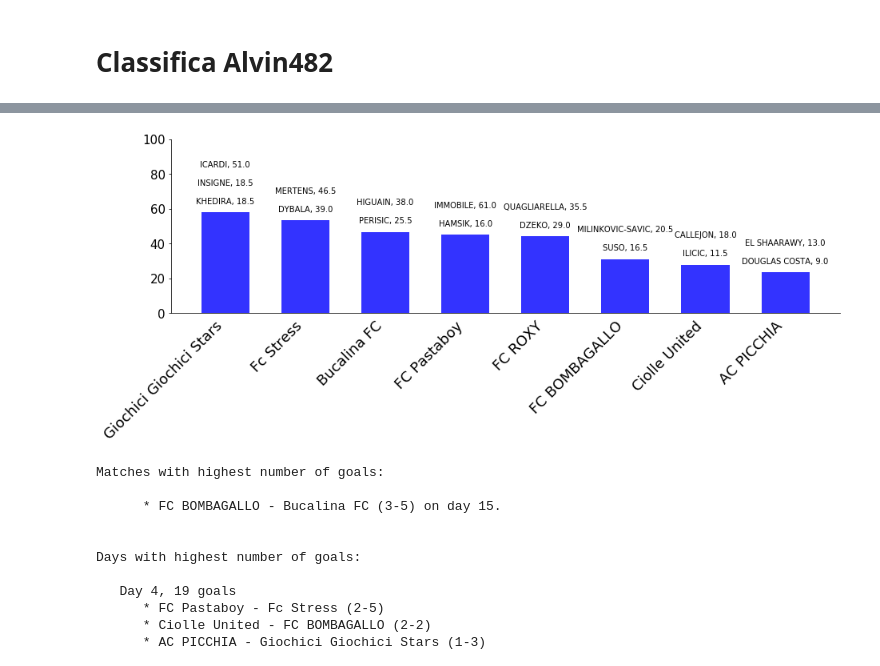
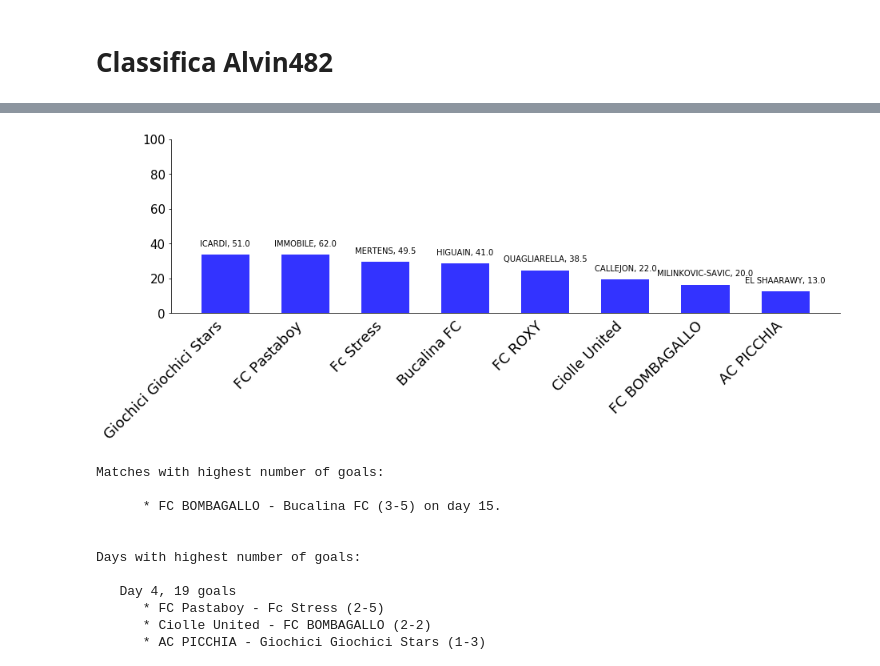
Before and after one commit to alaporta85/fanta3_0, a Jupyter notebook: MANTRA_code/Fantacalcio.ipynb, the cells around one changed output, grey strips where cells are left out. Saved outputs shown, nothing was run; the diff lists cells and outputs as text; code cells hidden in the pictures.

```diff
--- a/MANTRA_code/Fantacalcio.ipynb
+++ b/MANTRA_code/Fantacalcio.ipynb
@@ -60,7 +60,7 @@ FC BOMBAGALLO            4.6       6.0        6.8   6.7
 # %%
-a.bonus_distr(2)
+a.bonus_distr(1)
 # %% [output]
-[figure, old version]
+[figure, new version]
 # %%
 a.print_extra_info3()
 # %% [output]
```
Also changed, not shown: parts of 6 cells of this notebook, 9 other files.
